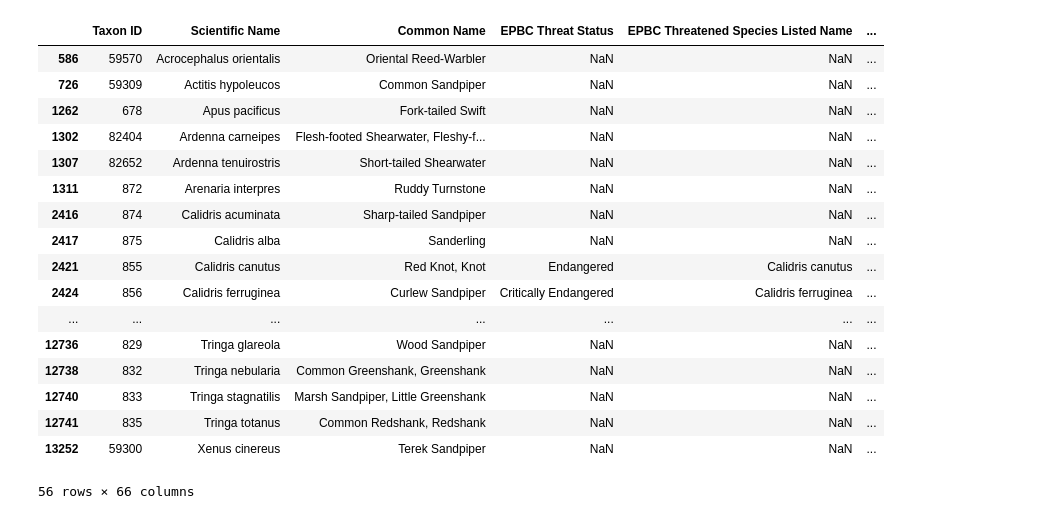
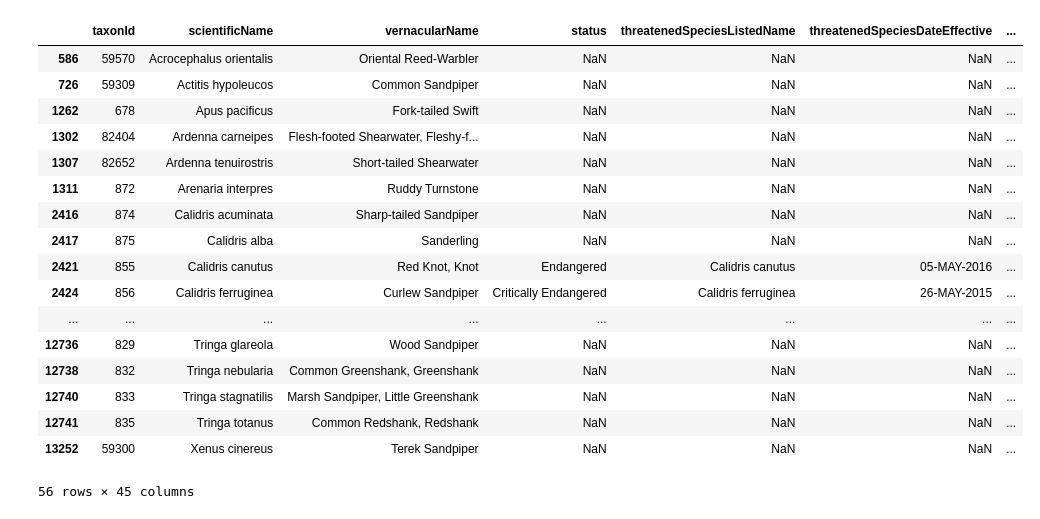
Before and after one commit to AtlasOfLivingAustralia/authoritative-lists, a Jupyter notebook: source-code/py-notebook/EPBC-list.ipynb, the cells around one changed output. Saved outputs shown, nothing was run; the diff lists cells and outputs as text; code cells hidden in the pictures.

```diff
--- a/source-code/py-notebook/EPBC-list.ipynb
+++ b/source-code/py-notebook/EPBC-list.ipynb
@@ -29,0 +34,37 @@ epbcreport
+# %%
+# to do - including all columns
+# DWC where obvious, otherwise retain fieldnames in camelCase
+
+epbcreport = epbcreport.rename(columns=
+{
+    'Taxon ID':'taxonID',
+    'TaxonGroup':'taxonRemarks',
+    'Scientific Name':'scientificName',
+    'Common Name':'vernacularName',
+    'EPBC Threat Status':'status',
+    'EPBC Threatened Species Listed Name' : 'EPBC Threatened Species Listed Name',
+    'Kingdom':'kingdom',
+    'Phylum':'phylum',
+    'Class': 'class',
+    'Order': 'order',
+    'Family': 'family',
+    'Genus': 'genus'
+})
+epbcreport=epbcreport.drop(['Unnamed: 65',
+                'Listed Name Bonn', 'Listed Name Camba',
+                'Listed Name Jamba', 'Listed Name Rokamba',
+                'ACT NC Act', 'Listed Name', 'NSW TSC Act and FM Act', 'Listed Name.1',
+                'NT TPWC Act', 'Listed Name.2', 'Qld NC Act', 'Listed Name.3',
+                'SA NPW Act', 'Listed Name.4', 'Tas. TSP Act', 'Listed Name.5',
+                'Vic. FFG Act (Advisory Lists)', 'Listed Name.6', 'WA WC Act',
+                'Listed Name.7',
+               ],axis=1)
+epbcreport.columns = epbcreport.columns.str.replace("  ", "", regex=True) # remove multiple spacesfrom column names
+epbcreport.columns = epbcreport.columns.str.replace(r"[().: ]", " ", regex=True) # remove : () from column names
+epbcreport.columns = epbcreport.columns.str.replace("EPBC","", regex=True)
+epbcreport.columns = epbcreport.columns.str.replace("FPAL","", regex=True)
+epbcreport.columns = epbcreport.columns.str.strip()
+#Camel case all column names
+epbcreport = clean_columns(epbcreport, case = 'camel')
+# epbcreport.to_csv(projectDir + dataDir + "EPBC-new-conservation.csv",index=False)
+epbcreport.columns
@@ -271,24 +165,24 @@ jamba
 # %%
 # create ROKAMBA list
-rokamba = epbcreport[epbcreport["ROKAMBA"]=="Listed"]
-
+rokamba = epbcreport[epbcreport["rokamba"]=="Listed"]
+rokamba.to_csv(projectDir + dataDir + "ROKAMBA-new-conservation.csv",index=False)
 rokamba
 # %% [output]
-|  | Taxon ID | Scientific Name | Common Name | EPBC Threat Status | EPBC Threatened Species Listed Name | ... |
-| 586 | 59570 | Acrocephalus orientalis | Oriental Reed-Warbler | NaN | NaN | ... |
-| 726 | 59309 | Actitis hypoleucos | Common Sandpiper | NaN | NaN | ... |
-| 1262 | 678 | Apus pacificus | Fork-tailed Swift | NaN | NaN | ... |
-| 1302 | 82404 | Ardenna carneipes | Flesh-footed Shearwater, Fleshy-f... | NaN | NaN | ... |
-| 1307 | 82652 | Ardenna tenuirostris | Short-tailed Shearwater | NaN | NaN | ... |
-| 1311 | 872 | Arenaria interpres | Ruddy Turnstone | NaN | NaN | ... |
-| 2416 | 874 | Calidris acuminata | Sharp-tailed Sandpiper | NaN | NaN | ... |
-| 2417 | 875 | Calidris alba | Sanderling | NaN | NaN | ... |
-| 2421 | 855 | Calidris canutus | Red Knot, Knot | Endangered | Calidris canutus | ... |
-| 2424 | 856 | Calidris ferruginea | Curlew Sandpiper | Critically Endangered | Calidris ferruginea | ... |
-| ... | ... | ... | ... | ... | ... | ... |
-| 12736 | 829 | Tringa glareola | Wood Sandpiper | NaN | NaN | ... |
-| 12738 | 832 | Tringa nebularia | Common Greenshank, Greenshank | NaN | NaN | ... |
-| 12740 | 833 | Tringa stagnatilis | Marsh Sandpiper, Little Greenshank | NaN | NaN | ... |
-| 12741 | 835 | Tringa totanus | Common Redshank, Redshank | NaN | NaN | ... |
-| 13252 | 59300 | Xenus cinereus | Terek Sandpiper | NaN | NaN | ... |
+|  | taxonId | scientificName | vernacularName | status | threatenedSpeciesListedName | threatenedSpeciesDateEffective | ... |
+| 586 | 59570 | Acrocephalus orientalis | Oriental Reed-Warbler | NaN | NaN | NaN | ... |
+| 726 | 59309 | Actitis hypoleucos | Common Sandpiper | NaN | NaN | NaN | ... |
+| 1262 | 678 | Apus pacificus | Fork-tailed Swift | NaN | NaN | NaN | ... |
+| 1302 | 82404 | Ardenna carneipes | Flesh-footed Shearwater, Fleshy-f... | NaN | NaN | NaN | ... |
+| 1307 | 82652 | Ardenna tenuirostris | Short-tailed Shearwater | NaN | NaN | NaN | ... |
+| 1311 | 872 | Arenaria interpres | Ruddy Turnstone | NaN | NaN | NaN | ... |
+| 2416 | 874 | Calidris acuminata | Sharp-tailed Sandpiper | NaN | NaN | NaN | ... |
+| 2417 | 875 | Calidris alba | Sanderling | NaN | NaN | NaN | ... |
+| 2421 | 855 | Calidris canutus | Red Knot, Knot | Endangered | Calidris canutus | 05-MAY-2016 | ... |
+| 2424 | 856 | Calidris ferruginea | Curlew Sandpiper | Critically Endangered | Calidris ferruginea | 26-MAY-2015 | ... |
+| ... | ... | ... | ... | ... | ... | ... | ... |
+| 12736 | 829 | Tringa glareola | Wood Sandpiper | NaN | NaN | NaN | ... |
+| 12738 | 832 | Tringa nebularia | Common Greenshank, Greenshank | NaN | NaN | NaN | ... |
+| 12740 | 833 | Tringa stagnatilis | Marsh Sandpiper, Little Greenshank | NaN | NaN | NaN | ... |
+| 12741 | 835 | Tringa totanus | Common Redshank, Redshank | NaN | NaN | NaN | ... |
+| 13252 | 59300 | Xenus cinereus | Terek Sandpiper | NaN | NaN | NaN | ... |
-56 rows × 66 columns
+56 rows × 45 columns
```
Also changed, not shown: parts of 14 cells of this notebook, 1 other file.
